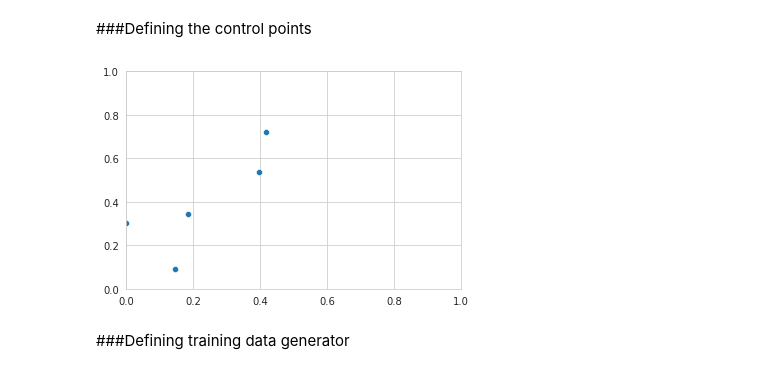
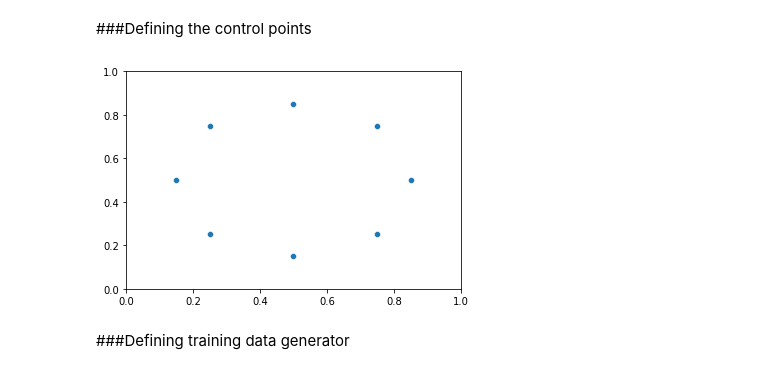
Before and after one commit to Egoago/Onlab, a Jupyter notebook: Önlab.ipynb, the cells around one changed output. Cells and saved outputs as stored; diff of their text form; code cells hidden in the pictures.

```diff
--- a/Önlab.ipynb
+++ b/Önlab.ipynb
@@ -9,14 +9,22 @@
 # %%
 import numpy as np
 from matplotlib import pyplot as plt
 import seaborn as sns
 
 np.random.seed(1)
-pointNum = 5
-points = np.random.random((pointNum,2))
+points = np.array([
+                   [0.25,0.25],
+                   [0.5,0.15],
+                   [0.75,0.25],
+                   [0.85,0.5],
+                   [0.75,0.75],
+                   [0.5,0.85],
+                   [0.25,0.75],
+                   [0.15,0.5]
+                   ])
 sns.scatterplot(x=points[:,0], y=points[:,1]).set(xlim=(0,1),ylim=(0,1));
 # %% [output]
-[figure, old version]
+[figure, new version]
 # %% [markdown]
 ###Defining training data generator
 # %%
```
Also changed, not shown: parts of 7 cells of this notebook.
